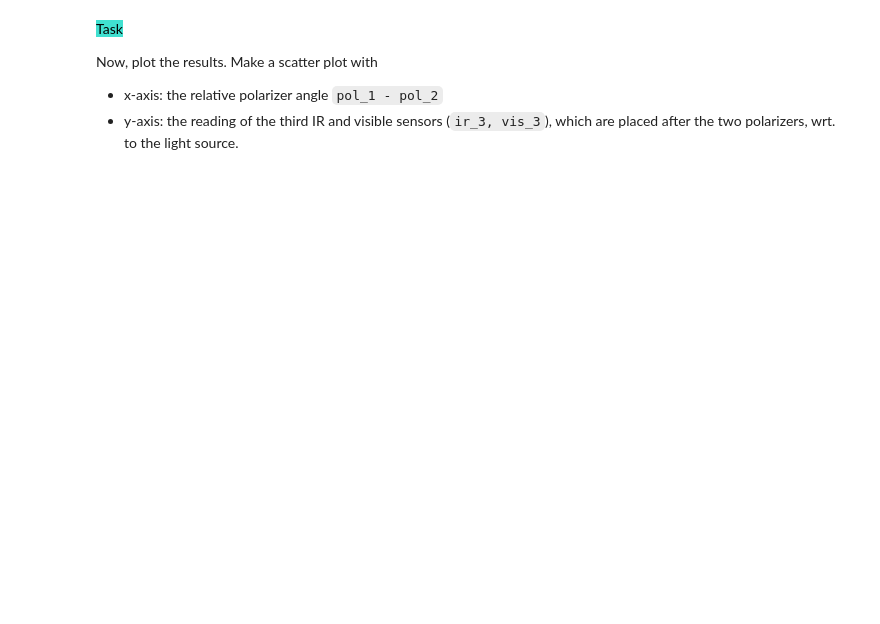
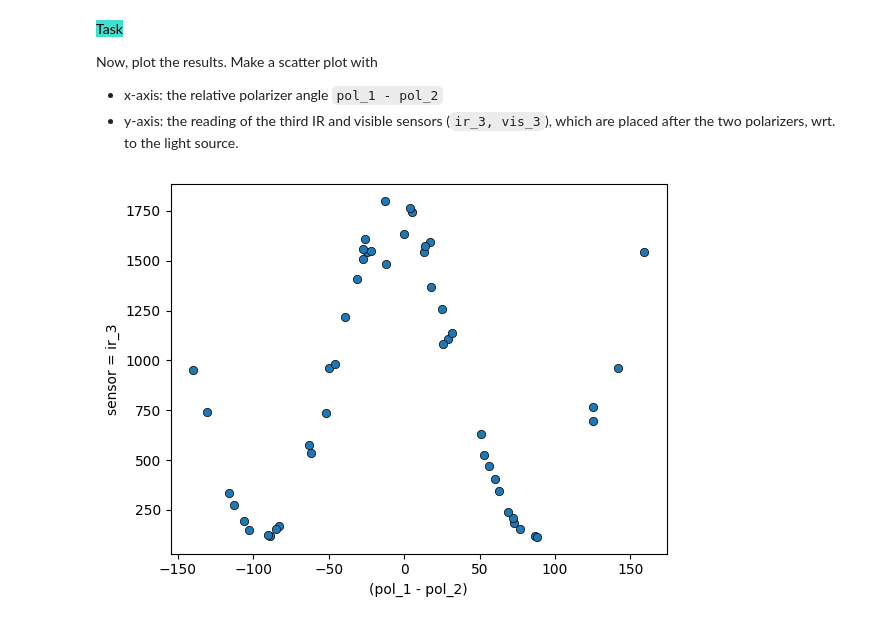
Before and after one commit to causalchamber/potsdam-25-ml-theory-to-practice, a Jupyter notebook: intermezzo/intermezzo.ipynb, the cells around one changed output. Drawn from its saved outputs; the diff is of its cells as text; code cells hidden in the pictures; blank space fills up the shorter version.

```diff
--- a/intermezzo/intermezzo.ipynb
+++ b/intermezzo/intermezzo.ipynb
@@ -50,4 +68,4 @@ The filename does not matter, but you should keep this file in a safe place. In
 Open a connection to the remote lab as follows.
 # %%
 import causalchamber.lab as lab
-rlab = lab.Lab(credentials_file = '.credentials')
+rlab = lab.Lab(credentials_file = '/home/matteo/Desktop/Uni/canton.credentials')
@@ -175,4 +251,5 @@ _ = rlab.get_experiments(print_max=10)
 # %% [markdown]
 Once finished, download the data
 # %%
-df = rlab.download_data(experiment_id = 'TODO', root = 'TODO')
+data = rlab.download_data(experiment_id = 'ec3fa5c5-ea24-4f56-8eda-17456e4121e4', root = '/tmp')
+df = data.dataframe
@@ -184,3 +265,13 @@ Now, plot the results. Make a scatter plot with
 - y-axis: the reading of the third IR and visible sensors (`ir_3, vis_3`), which are placed after the two polarizers, wrt. to the light source.
 # %%
 # TODO: Your code goes here
+
+def plot_sensor_2(sensor):
+    delta_pol = df[['pol_1']].values-df[['pol_2']].values
+    plt.scatter(delta_pol, df[sensor],  edgecolor='black', linewidth=0.5)
+    plt.ylabel(f"sensor = {sensor}")
+    plt.xlabel("(pol_1 - pol_2)")
+# %%
+plot_sensor_2("ir_3")
+# %% [output]
+[figure, added]
```
Also changed, not shown: parts of 14 cells of this notebook, 1 other file.
